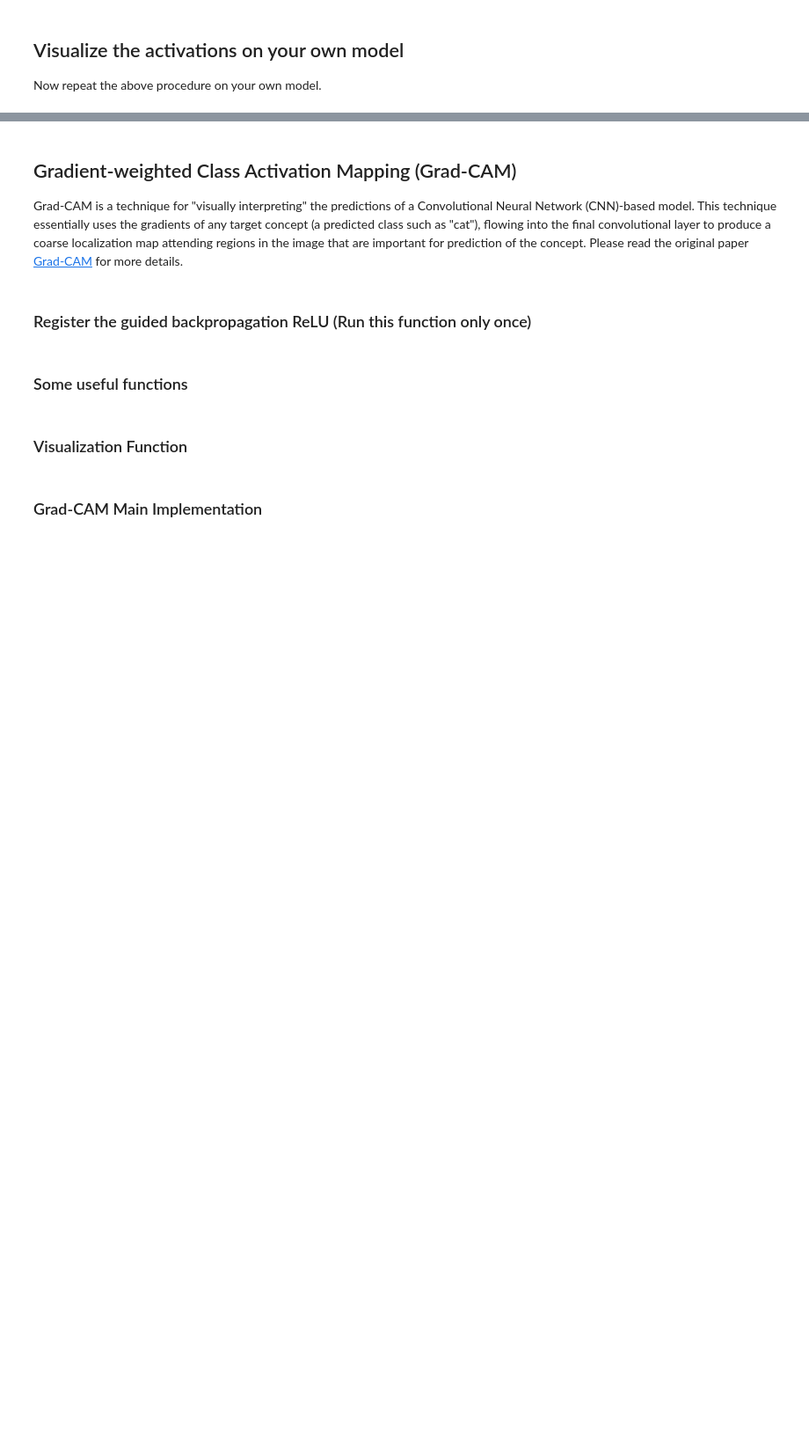
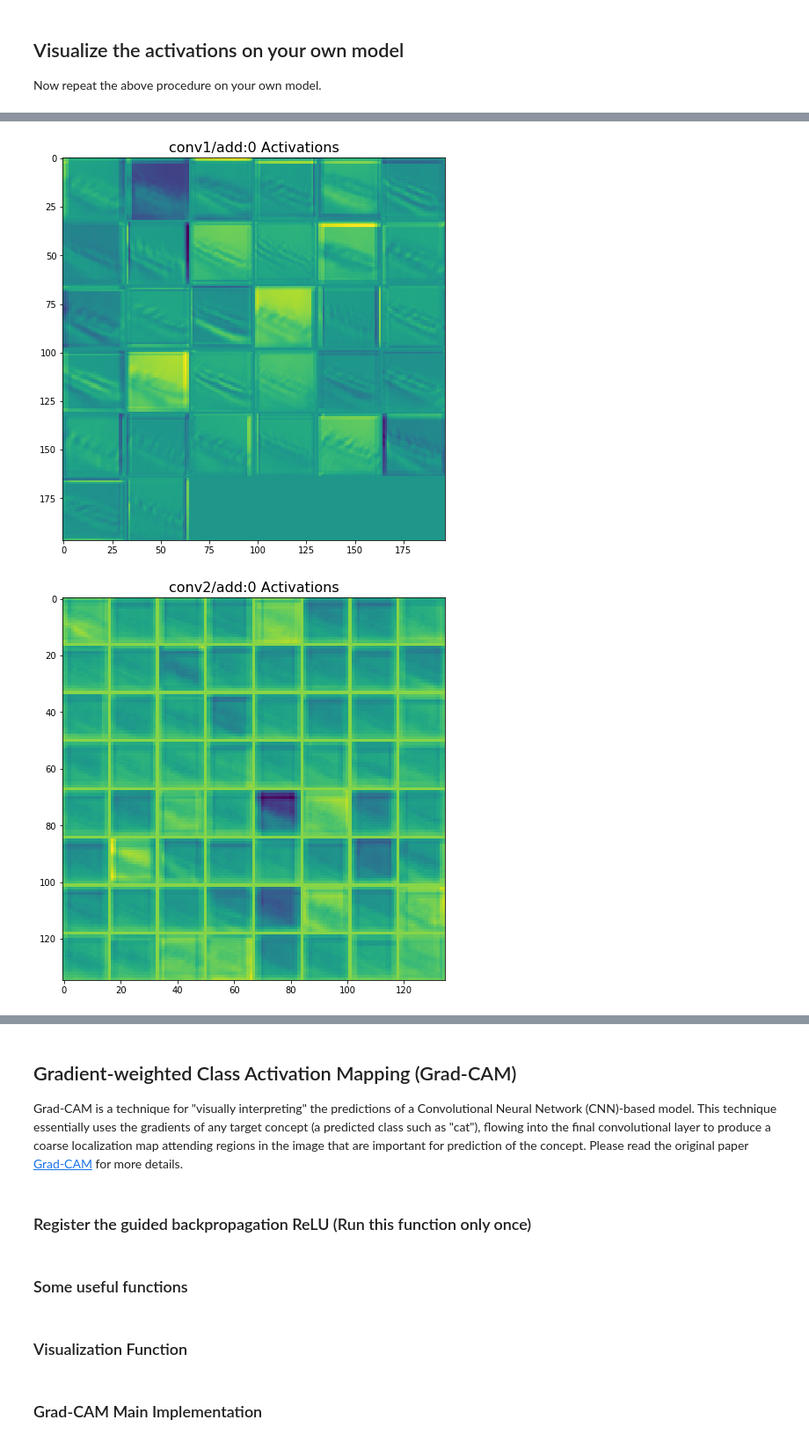
Before and after one commit to PanaceaQian/CSCI599-Assignment1, a Jupyter notebook: Problem_4.ipynb, the cells around one changed output, grey strips where cells are left out. Shown at 88% size. Saved outputs shown, nothing was run; the diff lists cells and outputs as text; code cells hidden in the pictures; blank space fills up the shorter version.

```diff
--- a/Problem_4.ipynb
+++ b/Problem_4.ipynb
@@ -499,7 +506,7 @@ train_step = tf.train.AdamOptimizer(1e-4).minimize(cross_entropy)
 batchSize = 50
 dropout_p = 0.5
 
-sess = tf.Session()
+sess = tf.Session(config=tf.ConfigProto(device_count={'GPU': 0}))
 init = tf.global_variables_initializer()
 sess.run(init)
 
@@ -552,6 +580,8 @@ def getActivations_cifar10(layer, stimuli):
     # TODO: Fill out the following block for running the session                #
     #############################################################################
     units = None
+    units = sess.run(layer, feed_dict={model.X:stimuli, model.is_train:False, model.keep_prob:1.0})
+    units = np.transpose(units, [3, 1, 2, 0])
 
     # Define the figure
     fig = plt.figure(figsize=(8,8))
@@ -589,7 +641,12 @@ saver.restore(sess, "lib/tf_models/problem2/csci-599_sample.ckpt")
 # %%
 cifar10ToUse_with_batch = np.expand_dims(cifar10ToUse, axis=0)
 ####################################################################
 # TODO: Visualize the activations of each conv layer in your model #
 ####################################################################
+getActivations_cifar10(model.conv1, cifar10ToUse_with_batch)
+getActivations_cifar10(model.conv2, cifar10ToUse_with_batch)
+# %% [output]
+[figure, added]
+[figure, added]
 # %% [markdown]
 ### Inline Question: Describe your observation of how the activation changes throughout the network below:
```
Also changed, not shown: parts of 11 cells of this notebook.
